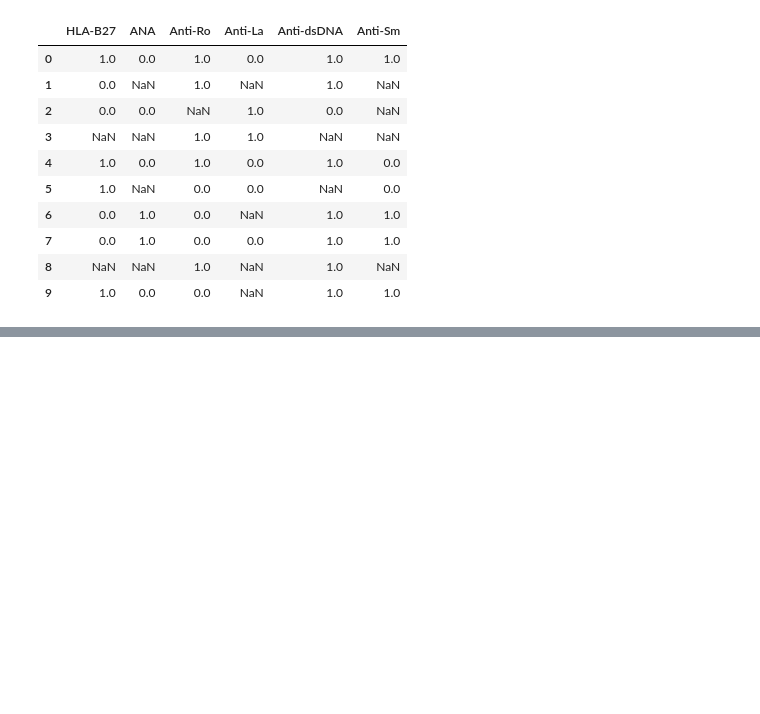
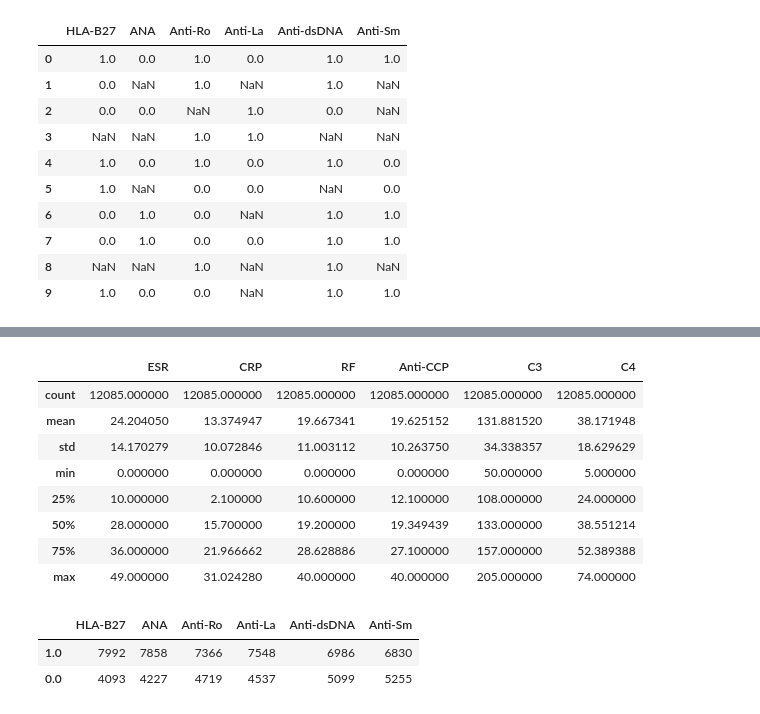
Before and after one commit to shaambhavi-dubey/autoimmune-diseases, a Jupyter notebook: notebooks/02_preproccessing.ipynb, the cells around one changed output, grey strips where cells are left out. Saved outputs shown, nothing was run; the diff lists cells and outputs as text; code cells hidden in the pictures; blank space fills up the shorter version.

```diff
--- a/notebooks/02_preproccessing.ipynb
+++ b/notebooks/02_preproccessing.ipynb
@@ -55,0 +125,22 @@ df['Gender'] = df['Gender'].map({'Male': 1, 'Female': 0})
+# %%
+# clip any negative values to 0 for the continuous markers (RF, Anti-CCP already ≥0 as shown, but clip defensively)
+for col in continuous_cols:
+    df[col] = df[col].clip(lower=0)
+
+df[continuous_cols].describe()
+# %% [output]
+|  | ESR | CRP | RF | Anti-CCP | C3 | C4 |
+| count | 12085.000000 | 12085.000000 | 12085.000000 | 12085.000000 | 12085.000000 | 12085.000000 |
+| mean | 24.204050 | 13.374947 | 19.667341 | 19.625152 | 131.881520 | 38.171948 |
+| std | 14.170279 | 10.072846 | 11.003112 | 10.263750 | 34.338357 | 18.629629 |
+| min | 0.000000 | 0.000000 | 0.000000 | 0.000000 | 50.000000 | 5.000000 |
+| 25% | 10.000000 | 2.100000 | 10.600000 | 12.100000 | 108.000000 | 24.000000 |
+| 50% | 28.000000 | 15.700000 | 19.200000 | 19.349439 | 133.000000 | 38.551214 |
+| 75% | 36.000000 | 21.966662 | 28.628886 | 27.100000 | 157.000000 | 52.389388 |
+| max | 49.000000 | 31.024280 | 40.000000 | 40.000000 | 205.000000 | 74.000000 |
+# %%
+df[binary_cols].apply(pd.Series.value_counts)
+# %% [output]
+|  | HLA-B27 | ANA | Anti-Ro | Anti-La | Anti-dsDNA | Anti-Sm |
+| 1.0 | 7992 | 7858 | 7366 | 7548 | 6986 | 6830 |
+| 0.0 | 4093 | 4227 | 4719 | 4537 | 5099 | 5255 |
```
Also changed, not shown: parts of 11 cells of this notebook.
